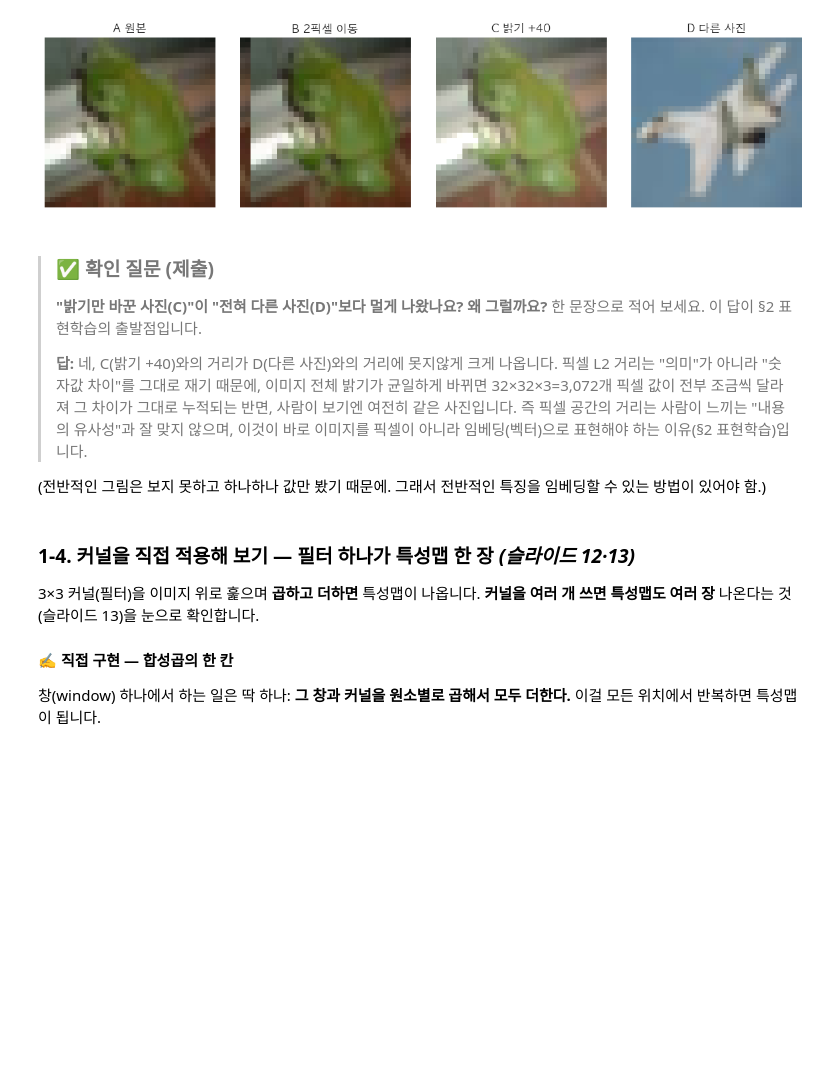
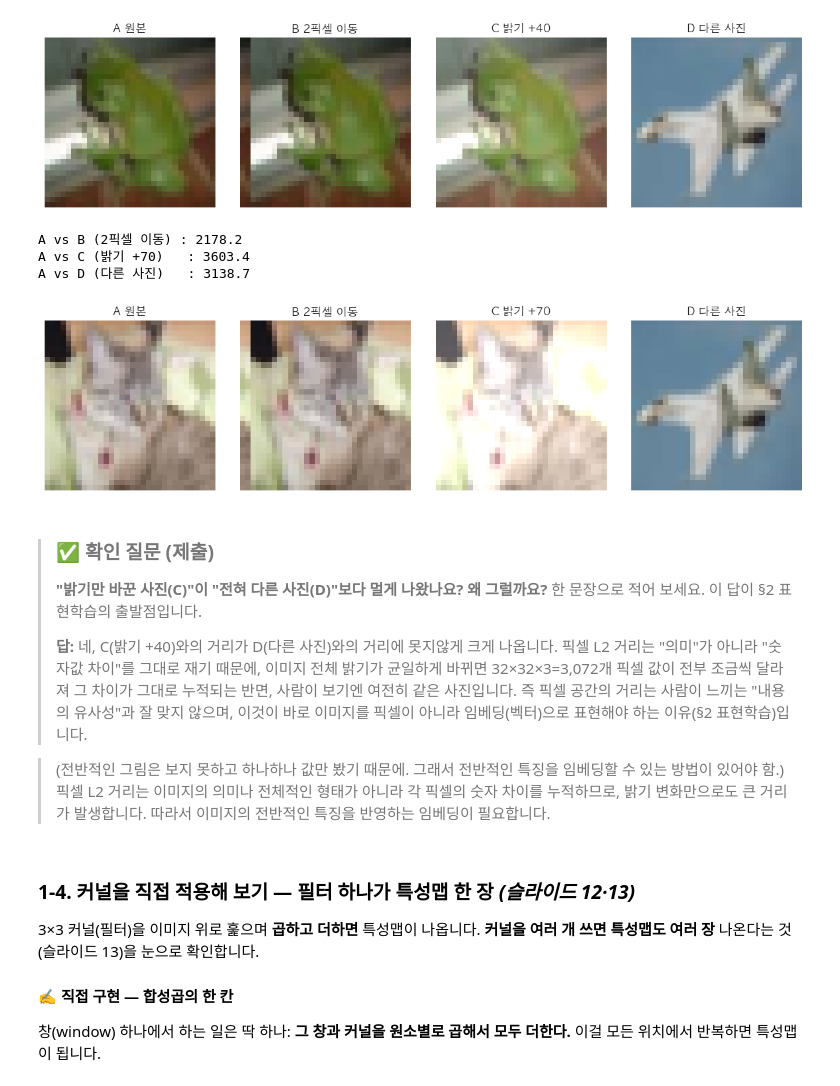
Before and after one commit to yeon-yeon1/AiPlatform, a Jupyter notebook: week5/5차시_시각검색시스템_학생.ipynb, the cells around one changed output. Drawn from its saved outputs; the diff is of its cells as text; code cells hidden in the pictures; blank space fills up the shorter version.

```diff
--- a/week5/5차시_시각검색시스템_학생.ipynb
+++ b/week5/5차시_시각검색시스템_학생.ipynb
@@ -191,6 +225,31 @@ A vs B (2픽셀 이동) : 1731.7
 A vs C (밝기 +40)   : 2194.3
 A vs D (다른 사진)   : 4238.1
 [figure]
+# %%
+def l2_distance(a, b):
+    """두 이미지의 픽셀 L2 거리 = 모든 숫자 차이를 제곱해 더한 뒤 제곱근."""
+    a = a.astype(np.float32); b = b.astype(np.float32)
+    # TODO: (a-b)를 제곱해 전부 더한 뒤 제곱근을 씌워 반환하세요.
+    #   쓸 함수: np.sum(...) , np.sqrt(...)   ·   제곱은  ** 2
+    return np.sqrt(np.sum((a - b) ** 2))
+
+# (아래는 그대로 실행 — 위에서 만든 함수를 써서 네 경우의 거리를 비교)
+A = X_db[8].astype(np.float32)
+B = np.roll(A, 2, axis=1)          # 2픽셀 오른쪽 이동
+C = np.clip(A + 70, 0, 255)        # 밝기 +70
+D = X_db[10].astype(np.float32)    # 전혀 다른 사진 (고정)
+print('A vs B (2픽셀 이동) :', round(l2_distance(A, B), 1))
+print('A vs C (밝기 +70)   :', round(l2_distance(A, C), 1))
+print('A vs D (다른 사진)   :', round(l2_distance(A, D), 1))
+fig, ax = plt.subplots(1,4,figsize=(12,3))
+for a,t,im in zip(ax,['A 원본','B 2픽셀 이동','C 밝기 +70','D 다른 사진'],[A,B,C,D]):
+    a.imshow(im.astype(np.uint8)); a.set_title(t); a.axis('off')
+plt.tight_layout(); plt.show()
+# %% [output]
+A vs B (2픽셀 이동) : 2178.2
+A vs C (밝기 +70)   : 3603.4
+A vs D (다른 사진)   : 3138.7
+[figure, added]
 # %% [markdown]
 > ### ✅ 확인 질문 (제출)
 > **"밝기만 바꾼 사진(C)"이 "전혀 다른 사진(D)"보다 멀게 나왔나요? 왜 그럴까요?**
@@ -198,7 +257,8 @@ A vs D (다른 사진)   : 4238.1
 >
 > **답:** 네, C(밝기 +40)와의 거리가 D(다른 사진)와의 거리에 못지않게 크게 나옵니다. 픽셀 L2 거리는 "의미"가 아니라 "숫자값 차이"를 그대로 재기 때문에, 이미지 전체 밝기가 균일하게 바뀌면 32×32×3=3,072개 픽셀 값이 전부 조금씩 달라져 그 차이가 그대로 누적되는 반면, 사람이 보기엔 여전히 같은 사진입니다. 즉 픽셀 공간의 거리는 사람이 느끼는 "내용의 유사성"과 잘 맞지 않으며, 이것이 바로 이미지를 픽셀이 아니라 임베딩(벡터)으로 표현해야 하는 이유(§2 표현학습)입니다.
 
-(전반적인 그림은 보지 못하고 하나하나 값만 봤기 때문에. 그래서 전반적인 특징을 임베딩할 수 있는 방법이 있어야 함.)
+> (전반적인 그림은 보지 못하고 하나하나 값만 봤기 때문에. 그래서 전반적인 특징을 임베딩할 수 있는 방법이 있어야 함.)
+> 픽셀 L2 거리는 이미지의 의미나 전체적인 형태가 아니라 각 픽셀의 숫자 차이를 누적하므로, 밝기 변화만으로도 큰 거리가 발생합니다. 따라서 이미지의 전반적인 특징을 반영하는 임베딩이 필요합니다.
 # %% [markdown]
 ### 1-4. 커널을 직접 적용해 보기 — 필터 하나가 특성맵 한 장  *(슬라이드 12·13)*
 
```
Also changed, not shown: parts of 3 cells of this notebook.
